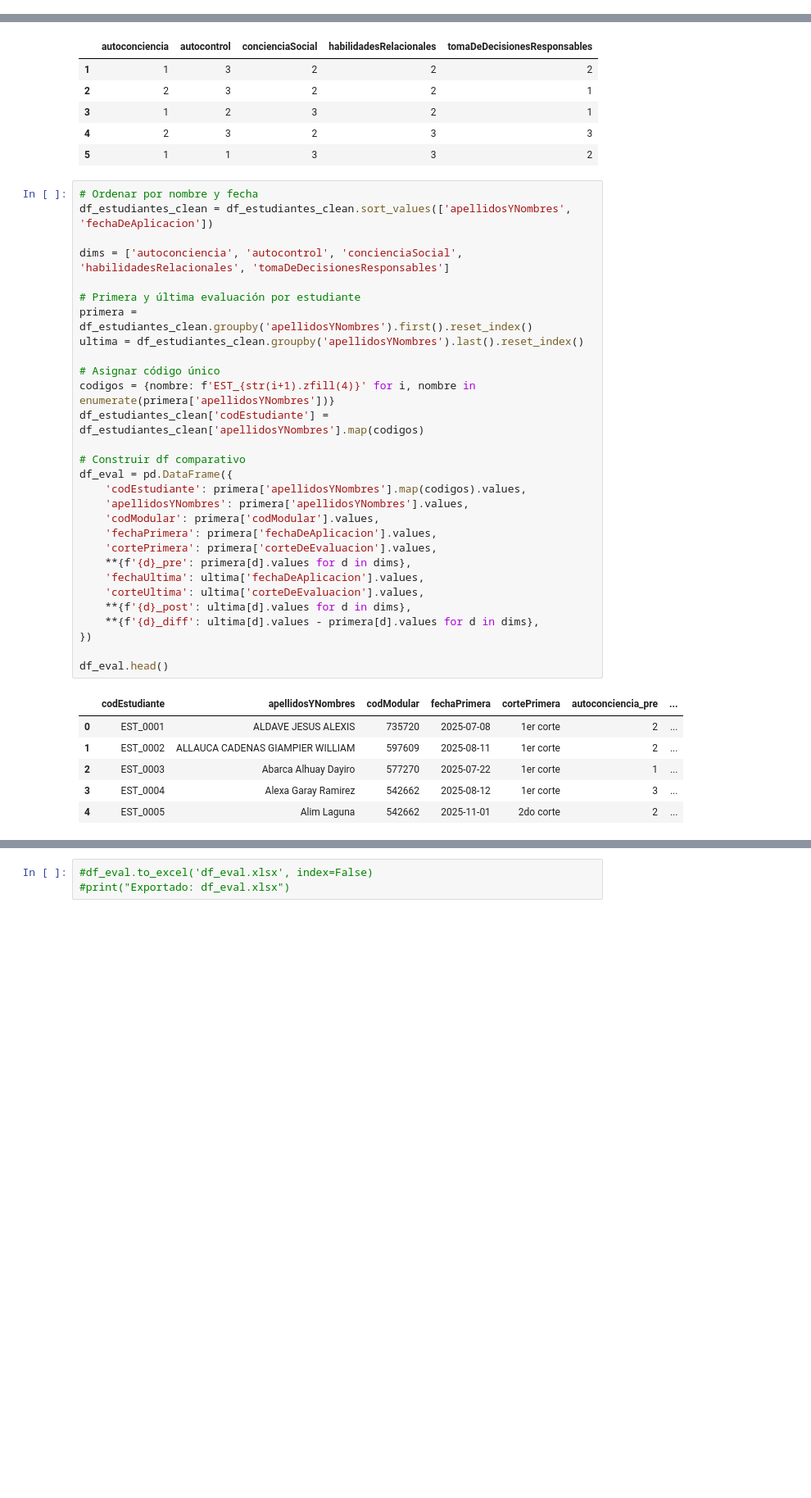
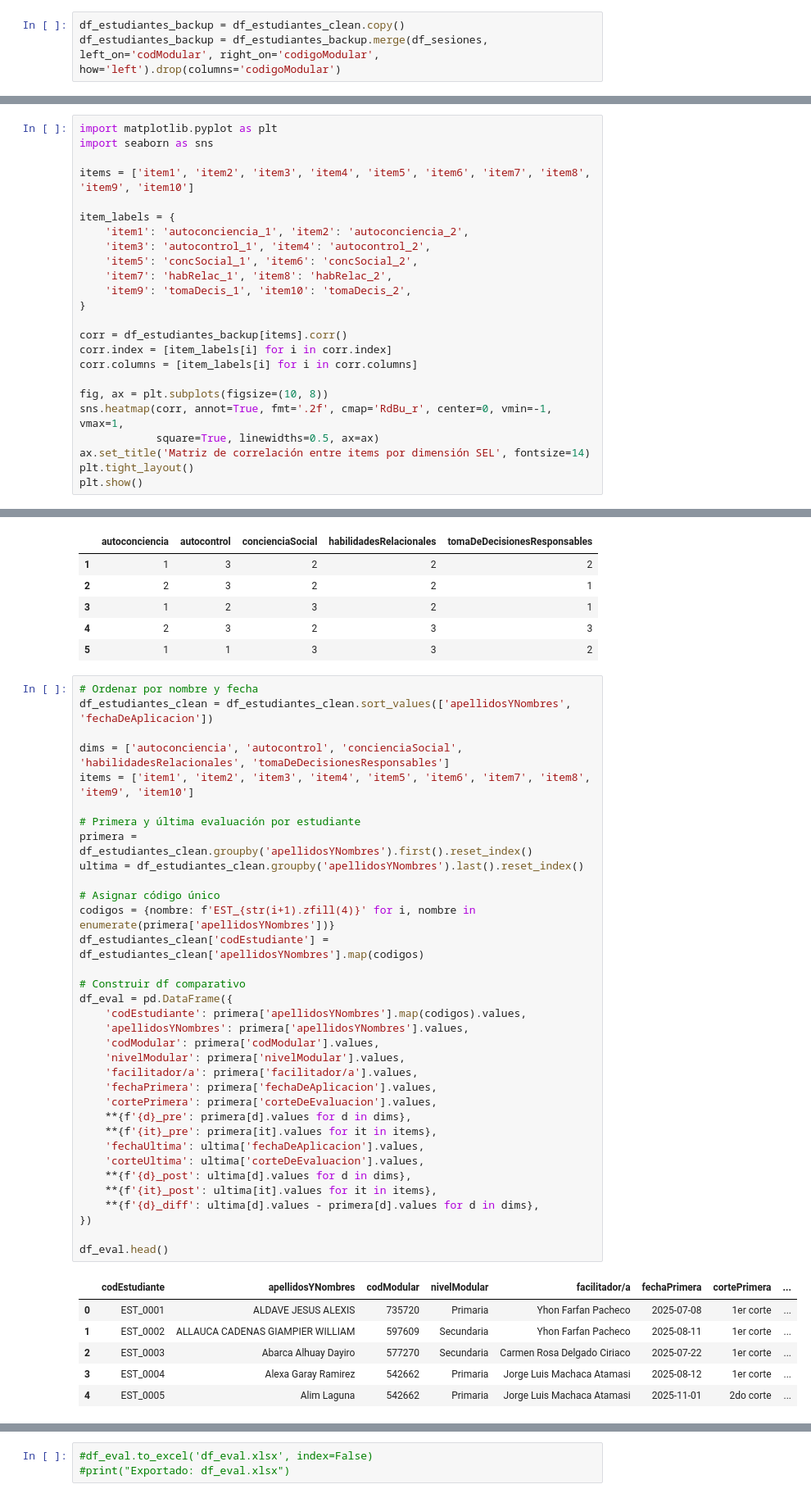
Before and after one commit to dmontjoy/impactamasgrupo3, a Jupyter notebook: p2.ipynb, the cells around one changed output, grey strips where cells are left out. Shown at 82% size. Saved outputs shown, nothing was run; the diff lists cells and outputs as text; blank space fills up the shorter version.

```diff
--- a/p2.ipynb
+++ b/p2.ipynb
@@ -82,0 +101,3 @@ Total estudiantes después de eliminar duplicados: 1229
+# %%
+df_estudiantes_backup = df_estudiantes_clean.copy()
+df_estudiantes_backup = df_estudiantes_backup.merge(df_sesiones, left_on='codModular', right_on='codigoModular', how='left').drop(columns='codigoModular')
@@ -82,0 +106,24 @@ Total estudiantes después de eliminar duplicados: 1229
+# %%
+import matplotlib.pyplot as plt
+import seaborn as sns
+
+items = ['item1', 'item2', 'item3', 'item4', 'item5', 'item6', 'item7', 'item8', 'item9', 'item10']
+
+item_labels = {
+    'item1': 'autoconciencia_1', 'item2': 'autoconciencia_2',
+    'item3': 'autocontrol_1', 'item4': 'autocontrol_2',
+    'item5': 'concSocial_1', 'item6': 'concSocial_2',
+    'item7': 'habRelac_1', 'item8': 'habRelac_2',
+    'item9': 'tomaDecis_1', 'item10': 'tomaDecis_2',
+}
+
+corr = df_estudiantes_backup[items].corr()
+corr.index = [item_labels[i] for i in corr.index]
+corr.columns = [item_labels[i] for i in corr.columns]
+
+fig, ax = plt.subplots(figsize=(10, 8))
+sns.heatmap(corr, annot=True, fmt='.2f', cmap='RdBu_r', center=0, vmin=-1, vmax=1,
+            square=True, linewidths=0.5, ax=ax)
+ax.set_title('Matriz de correlación entre items por dimensión SEL', fontsize=14)
+plt.tight_layout()
+plt.show()
@@ -119,36 +513,41 @@ df_estudiantes_clean[dims].head()
 # %%
 # Ordenar por nombre y fecha
 df_estudiantes_clean = df_estudiantes_clean.sort_values(['apellidosYNombres', 'fechaDeAplicacion'])
 
 dims = ['autoconciencia', 'autocontrol', 'concienciaSocial', 'habilidadesRelacionales', 'tomaDeDecisionesResponsables']
+items = ['item1', 'item2', 'item3', 'item4', 'item5', 'item6', 'item7', 'item8', 'item9', 'item10']
 
 # Primera y última evaluación por estudiante
 primera = df_estudiantes_clean.groupby('apellidosYNombres').first().reset_index()
 ultima = df_estudiantes_clean.groupby('apellidosYNombres').last().reset_index()
 
 # Asignar código único
 codigos = {nombre: f'EST_{str(i+1).zfill(4)}' for i, nombre in enumerate(primera['apellidosYNombres'])}
 df_estudiantes_clean['codEstudiante'] = df_estudiantes_clean['apellidosYNombres'].map(codigos)
 
 # Construir df comparativo
 df_eval = pd.DataFrame({
     'codEstudiante': primera['apellidosYNombres'].map(codigos).values,
     'apellidosYNombres': primera['apellidosYNombres'].values,
     'codModular': primera['codModular'].values,
+    'nivelModular': primera['nivelModular'].values,
+    'facilitador/a': primera['facilitador/a'].values,
     'fechaPrimera': primera['fechaDeAplicacion'].values,
     'cortePrimera': primera['corteDeEvaluacion'].values,
     **{f'{d}_pre': primera[d].values for d in dims},
+    **{f'{it}_pre': primera[it].values for it in items},
     'fechaUltima': ultima['fechaDeAplicacion'].values,
     'corteUltima': ultima['corteDeEvaluacion'].values,
     **{f'{d}_post': ultima[d].values for d in dims},
+    **{f'{it}_post': ultima[it].values for it in items},
     **{f'{d}_diff': ultima[d].values - primera[d].values for d in dims},
 })
 
 df_eval.head()
 # %% [output]
-|  | codEstudiante | apellidosYNombres | codModular | fechaPrimera | cortePrimera | autoconciencia_pre | ... |
-| 0 | EST_0001 | ALDAVE JESUS ALEXIS | 735720 | 2025-07-08 | 1er corte | 2 | ... |
-| 1 | EST_0002 | ALLAUCA CADENAS GIAMPIER WILLIAM | 597609 | 2025-08-11 | 1er corte | 2 | ... |
-| 2 | EST_0003 | Abarca Alhuay Dayiro | 577270 | 2025-07-22 | 1er corte | 1 | ... |
-| 3 | EST_0004 | Alexa Garay Ramirez | 542662 | 2025-08-12 | 1er corte | 3 | ... |
-| 4 | EST_0005 | Alim Laguna | 542662 | 2025-11-01 | 2do corte | 2 | ... |
+|  | codEstudiante | apellidosYNombres | codModular | nivelModular | facilitador/a | fechaPrimera | cortePrimera | ... |
+| 0 | EST_0001 | ALDAVE JESUS ALEXIS | 735720 | Primaria | Yhon Farfan Pacheco | 2025-07-08 | 1er corte | ... |
+| 1 | EST_0002 | ALLAUCA CADENAS GIAMPIER WILLIAM | 597609 | Secundaria | Yhon Farfan Pacheco | 2025-08-11 | 1er corte | ... |
+| 2 | EST_0003 | Abarca Alhuay Dayiro | 577270 | Secundaria | Carmen Rosa Delgado Ciriaco | 2025-07-22 | 1er corte | ... |
+| 3 | EST_0004 | Alexa Garay Ramirez | 542662 | Primaria | Jorge Luis Machaca Atamasi | 2025-08-12 | 1er corte | ... |
+| 4 | EST_0005 | Alim Laguna | 542662 | Primaria | Jorge Luis Machaca Atamasi | 2025-11-01 | 2do corte | ... |
```
Also changed, not shown: parts of 42 cells of this notebook, 2 other files.
